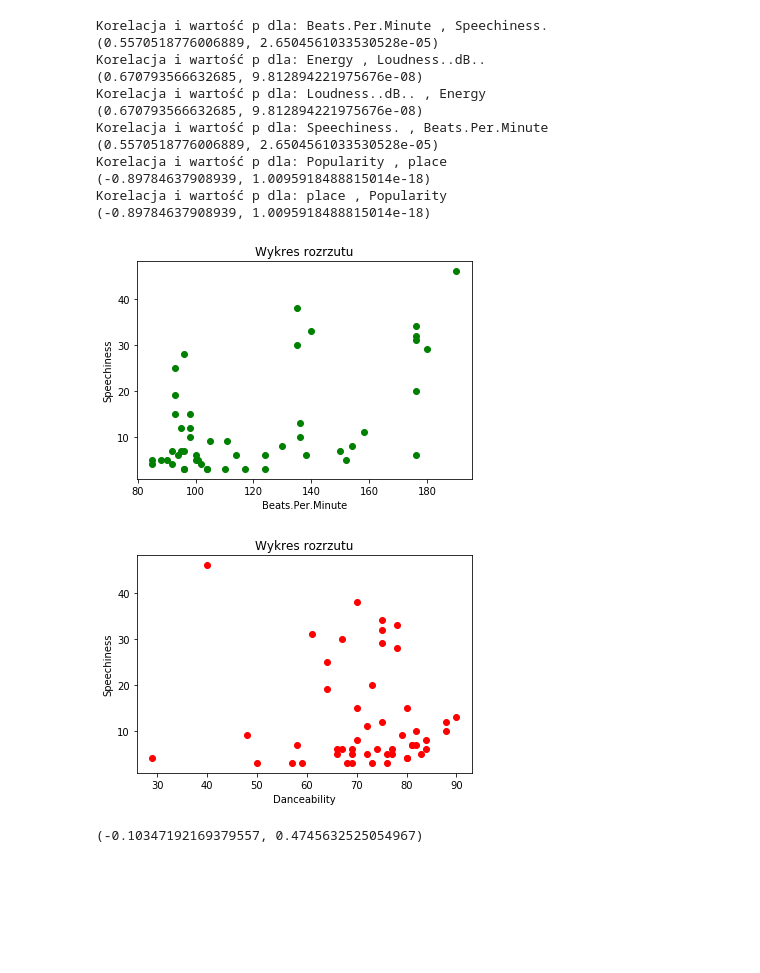
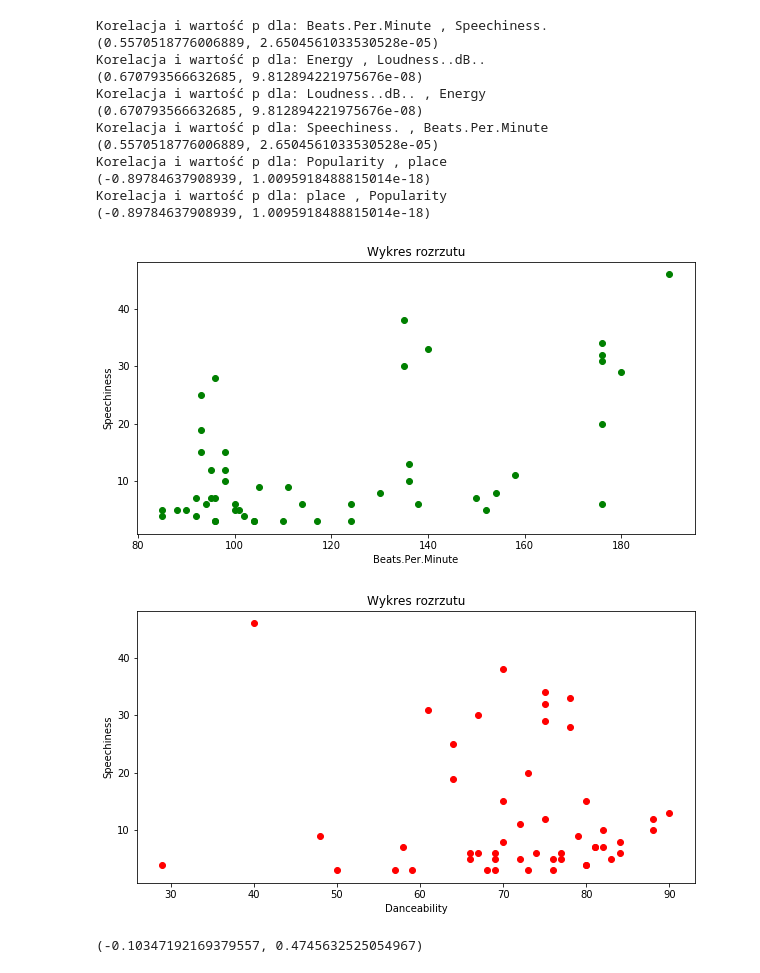
Before and after one commit to sageroe/Data_analysis, a Jupyter notebook: Raport.ipynb, the cells around one changed output. Saved outputs shown, nothing was run; the diff lists cells and outputs as text; code cells hidden in the pictures; blank space fills up the shorter version.

```diff
--- a/Raport.ipynb
+++ b/Raport.ipynb
@@ -295,23 +296,25 @@ Korelacja i wartość p dla: place , Popularity
 # %%
 #powyżej widzimy, że dosyć spora korelacja jest między Energy i Loudness, Beats.Per.Minute i Speechiness,
 #Popularity i place się nie liczy tutaj bo place sam stworzyłem
 
 x = data["Beats.Per.Minute"]
 y = data['Speechiness.']
+plt.figure(figsize=(10,5))
 plt.plot(x,y, "go")
 plt.xlabel("Beats.Per.Minute")
 plt.ylabel("Speechiness")
 plt.title('Wykres rozrzutu')
 plt.show()
 ### Speechiness Beats per minutes
 # %% [output]
-[figure, old version]
+[figure, new version]
 # %%
 #Sprawdźcie czy współczynniki piosenek Eda Sheerana ( który ma najwięcej ppiosenek w top50)
 #odbiegają mocno od średniej dla reszty piosenek z top 50
 
 x = data["Danceability"]
 y = data['Speechiness.']
+plt.figure(figsize=(10,5))
 plt.plot(x,y, "ro")
 plt.xlabel("Danceability")
 plt.ylabel("Speechiness")
@@ -322,7 +325,7 @@ st.pearsonr(data["Danceability"],data["Speechiness."])
 
 ###Wy
 # %% [output]
-[figure, old version]
+[figure, new version]
 (-0.10347192169379557, 0.4745632525054967)
 # %%
 ###Bets vs Speechinees V
```
Also changed, not shown: parts of 6 cells of this notebook.
